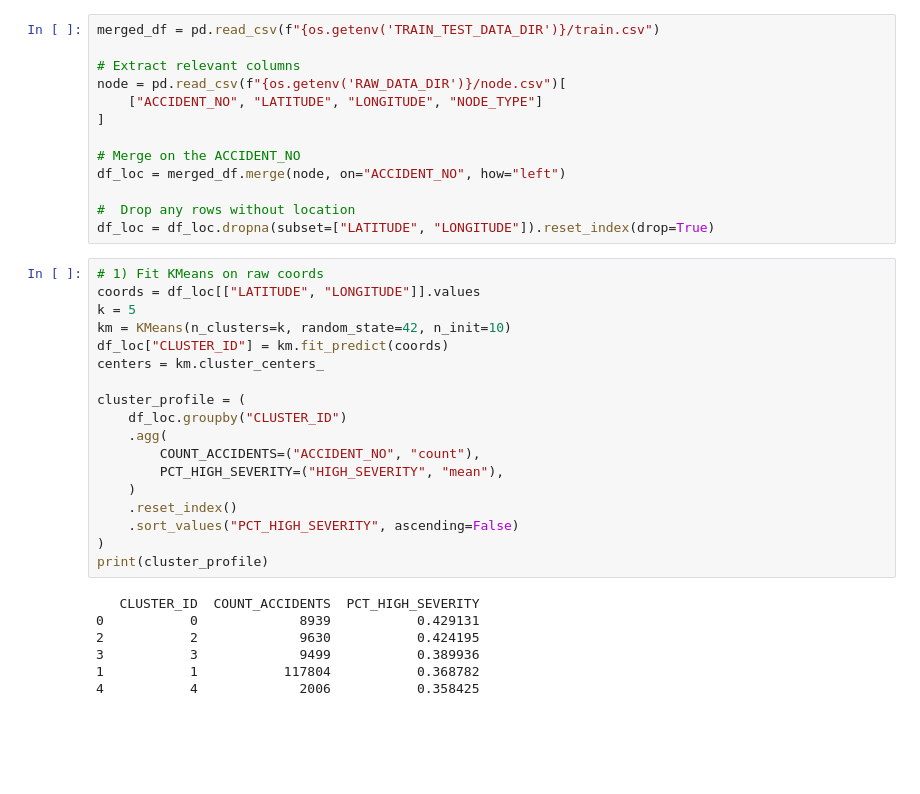
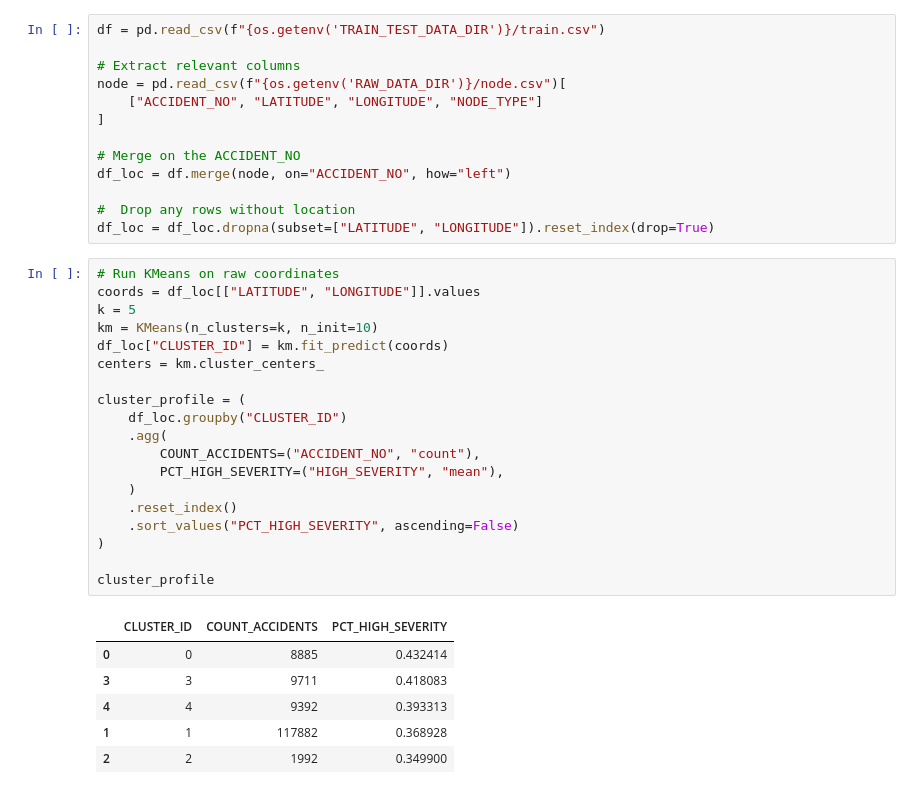
Before and after one commit to JackPuccini/VIC-Accident-Severity-Prediction, a Jupyter notebook: src/clustering/clustering_analysis.ipynb, the cells around one changed output. Drawn from its saved outputs; the diff is of its cells as text; blank space fills up the shorter version.

```diff
--- a/src/clustering/clustering_analysis.ipynb
+++ b/src/clustering/clustering_analysis.ipynb
@@ -19,5 +29,5 @@ os.chdir(project_root)
 # %%
-merged_df = pd.read_csv(f"{os.getenv('TRAIN_TEST_DATA_DIR')}/train.csv")
+df = pd.read_csv(f"{os.getenv('TRAIN_TEST_DATA_DIR')}/train.csv")
 
 # Extract relevant columns
 node = pd.read_csv(f"{os.getenv('RAW_DATA_DIR')}/node.csv")[
@@ -25,35 +35,36 @@ node = pd.read_csv(f"{os.getenv('RAW_DATA_DIR')}/node.csv")[
 ]
 
 # Merge on the ACCIDENT_NO
-df_loc = merged_df.merge(node, on="ACCIDENT_NO", how="left")
+df_loc = df.merge(node, on="ACCIDENT_NO", how="left")
 
 #  Drop any rows without location
 df_loc = df_loc.dropna(subset=["LATITUDE", "LONGITUDE"]).reset_index(drop=True)
 # %%
-# 1) Fit KMeans on raw coords
+# Run KMeans on raw coordinates
 coords = df_loc[["LATITUDE", "LONGITUDE"]].values
 k = 5
-km = KMeans(n_clusters=k, random_state=42, n_init=10)
+km = KMeans(n_clusters=k, n_init=10)
 df_loc["CLUSTER_ID"] = km.fit_predict(coords)
 centers = km.cluster_centers_
 
 cluster_profile = (
     df_loc.groupby("CLUSTER_ID")
     .agg(
         COUNT_ACCIDENTS=("ACCIDENT_NO", "count"),
         PCT_HIGH_SEVERITY=("HIGH_SEVERITY", "mean"),
     )
     .reset_index()
     .sort_values("PCT_HIGH_SEVERITY", ascending=False)
 )
-print(cluster_profile)
+
+cluster_profile
 # %% [output]
-   CLUSTER_ID  COUNT_ACCIDENTS  PCT_HIGH_SEVERITY
-0           0             8939           0.429131
-2           2             9630           0.424195
-3           3             9499           0.389936
-1           1           117804           0.368782
-4           4             2006           0.358425
+|  | CLUSTER_ID | COUNT_ACCIDENTS | PCT_HIGH_SEVERITY |
+| 0 | 0 | 8885 | 0.432414 |
+| 3 | 3 | 9711 | 0.418083 |
+| 4 | 4 | 9392 | 0.393313 |
+| 1 | 1 | 117882 | 0.368928 |
+| 2 | 2 | 1992 | 0.349900 |
 # %%
 plt.figure(figsize=(8, 8))
 
```
Also changed, not shown: parts of 7 cells of this notebook, 17 other files.
